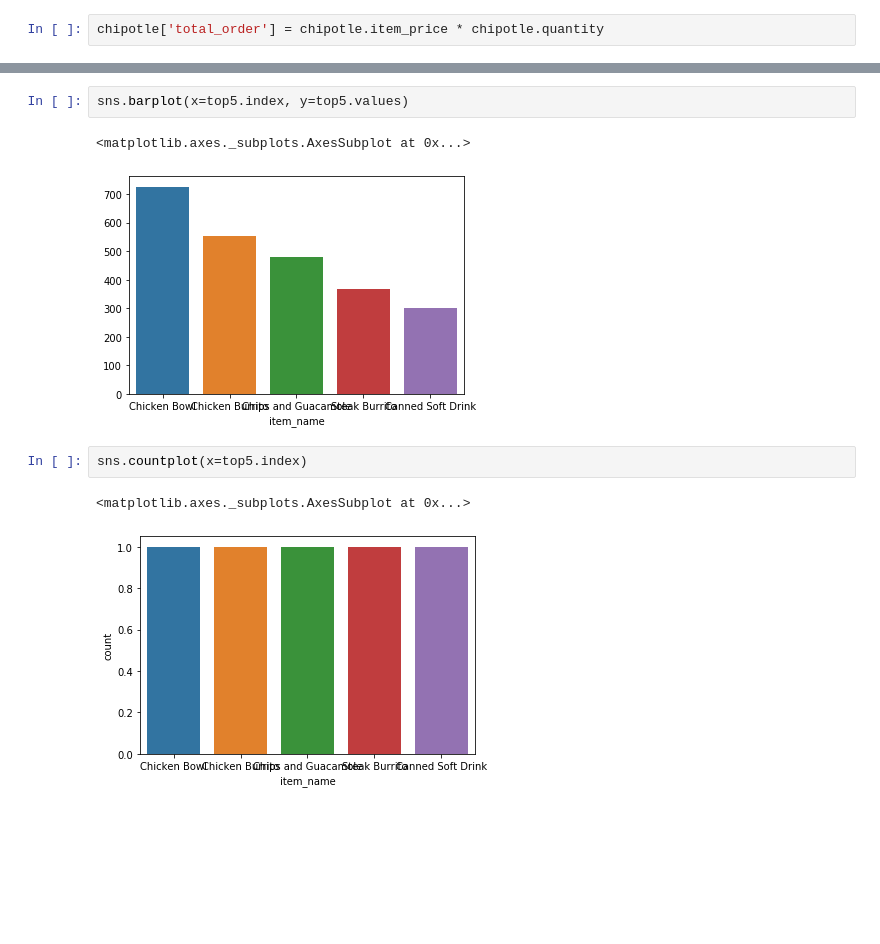
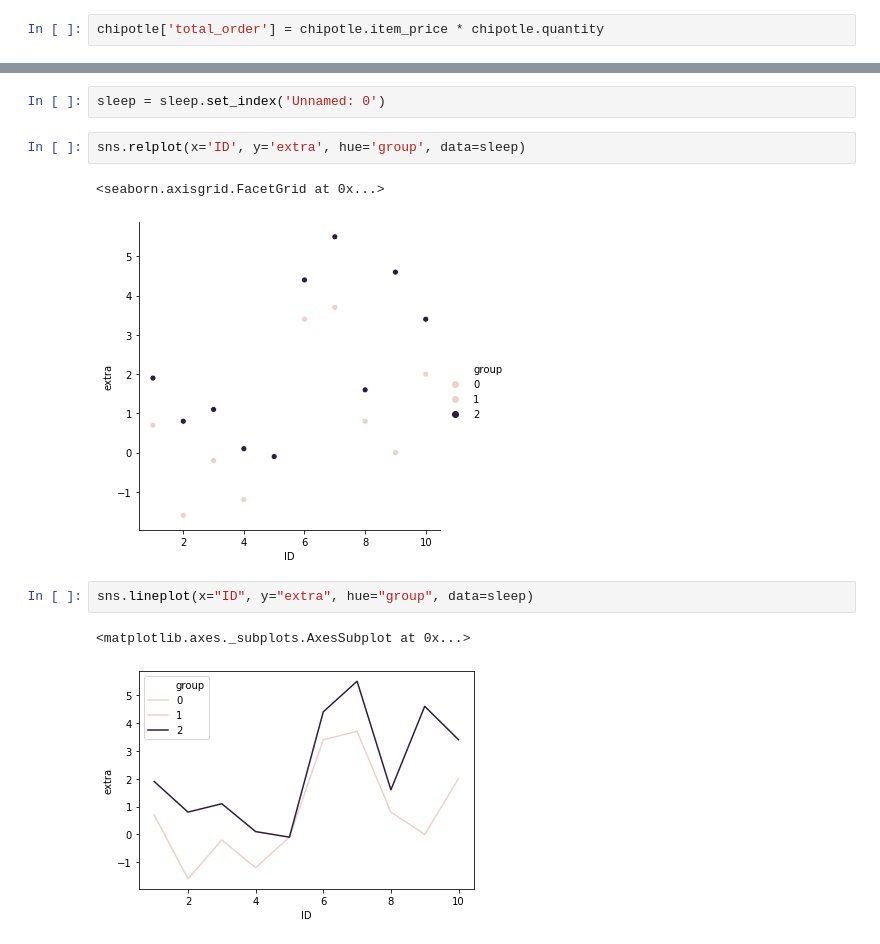
Before and after one commit to flambuth/python-exercises, a Jupyter notebook: 4.9_seaborn_exercises.ipynb, the cells around one changed output, grey strips where cells are left out. Saved outputs shown, nothing was run; the diff lists cells and outputs as text; blank space fills up the shorter version.

Commit message:
done with those seaborn exercsises, nominally

```diff
--- a/4.9_seaborn_exercises.ipynb
+++ b/4.9_seaborn_exercises.ipynb
@@ -171,10 +178,12 @@ sns.barplot(x=list(top5.index), y=list(top5.values))
-# %%
-sns.barplot(x=top5.index, y=top5.values)
-# %% [output]
-<matplotlib.axes._subplots.AxesSubplot at 0x...>
-[figure, removed]
-# %%
-sns.countplot(x=top5.index)
-# %% [output]
-<matplotlib.axes._subplots.AxesSubplot at 0x...>
-[figure, removed]
+# %%
+sleep = sleep.set_index('Unnamed: 0')
+# %%
+sns.relplot(x='ID', y='extra', hue='group', data=sleep)
+# %% [output]
+<seaborn.axisgrid.FacetGrid at 0x...>
+[figure, added]
+# %%
+sns.lineplot(x="ID", y="extra", hue="group", data=sleep)
+# %% [output]
+<matplotlib.axes._subplots.AxesSubplot at 0x...>
+[figure, added]
```
Also changed, not shown: parts of 13 cells of this notebook, 1 other file.
